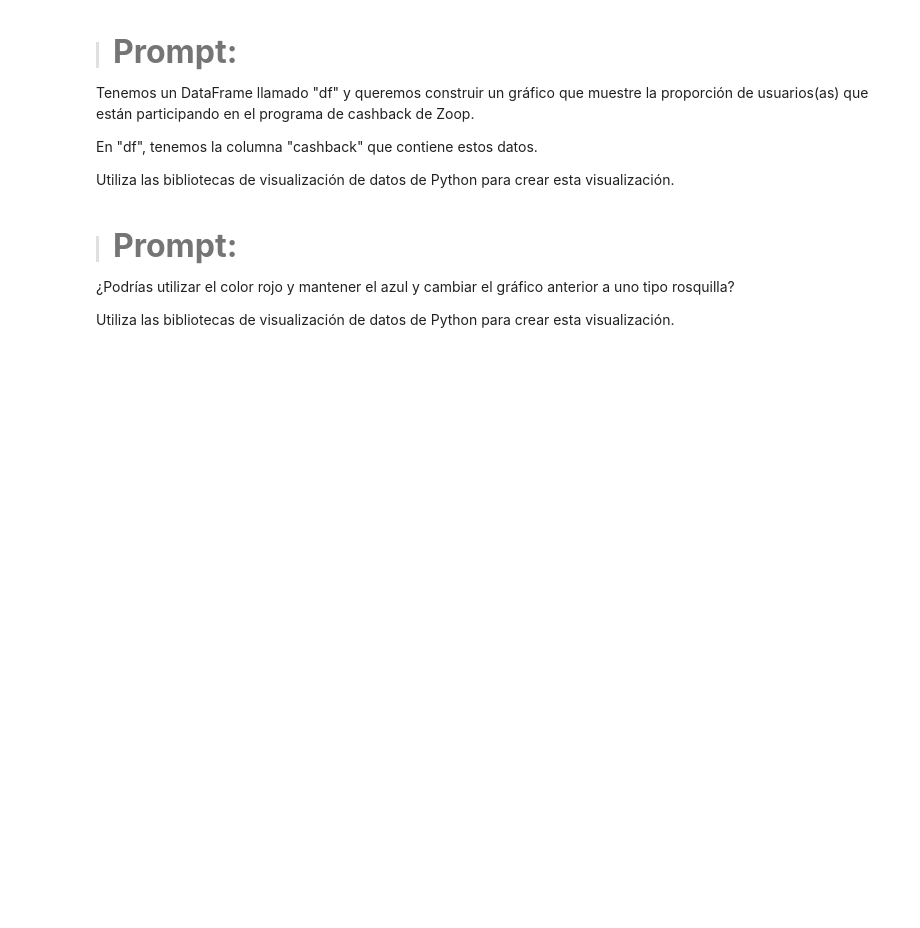
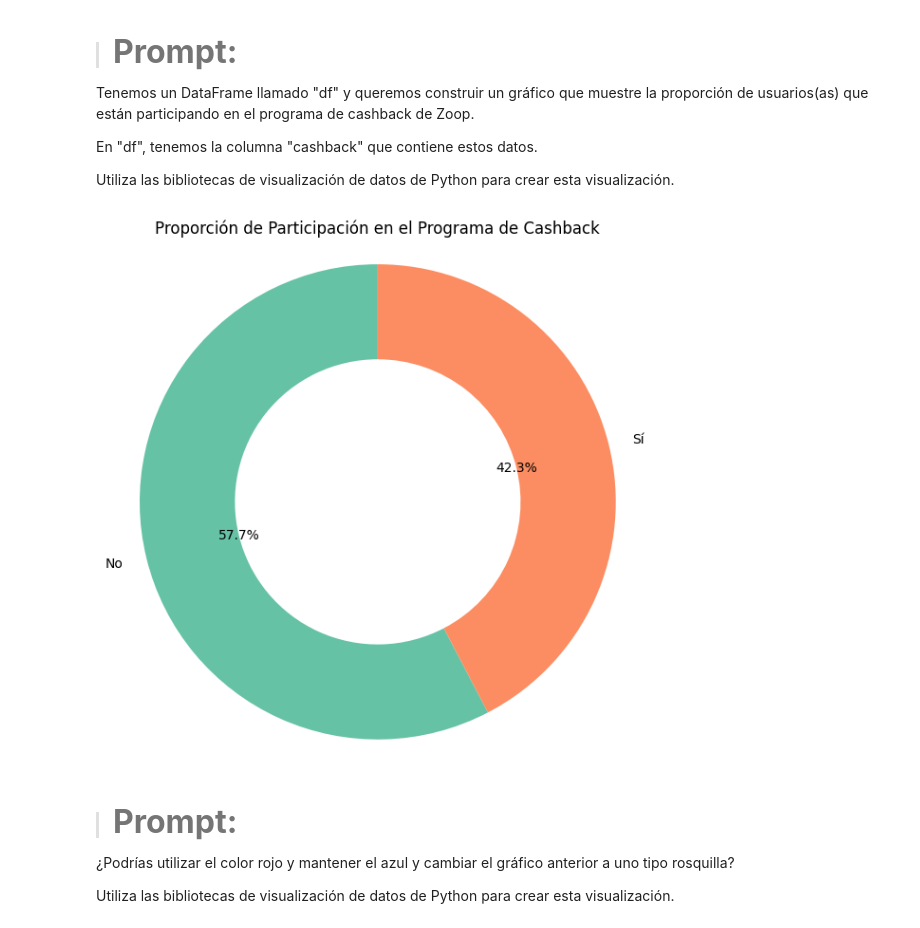
Before and after one commit to valerojuan18/pythonForDataScience, a Jupyter notebook: IA_aplicada_a_ciencia_de_datos.ipynb, the cells around one changed output. Drawn from its saved outputs; the diff is of its cells as text; code cells hidden in the pictures; blank space fills up the shorter version.

```diff
--- a/IA_aplicada_a_ciencia_de_datos.ipynb
+++ b/IA_aplicada_a_ciencia_de_datos.ipynb
@@ -687,6 +687,23 @@ Tenemos un DataFrame llamado "df" y queremos construir un gráfico que muestre l
 En "df", tenemos la columna "cashback" que contiene estos datos.
 
 Utiliza las bibliotecas de visualización de datos de Python para crear esta visualización.
+# %%
+import pandas as pd
+import matplotlib.pyplot as plt
+
+# Contar participantes y no participantes
+participacion_cashback = df['cashback'].value_counts()
+
+# Crear gráfico de dona
+plt.figure(figsize=(6, 6))
+colors = ['#66c2a5', '#fc8d62']
+plt.pie(participacion_cashback, labels=participacion_cashback.index, autopct='%1.1f%%', startangle=90, colors=colors, wedgeprops={'width': 0.4})
+plt.title('Proporción de Participación en el Programa de Cashback')
+plt.axis('equal')  # Para que el círculo sea perfecto
+plt.tight_layout()
+plt.show()
+# %% [output]
+[figure, added]
 # %% [markdown]
 > #### <strong><font color="7b71ff" size =6>Prompt:</font></strong>
 
```
Also changed, not shown: parts of 4 cells of this notebook.
